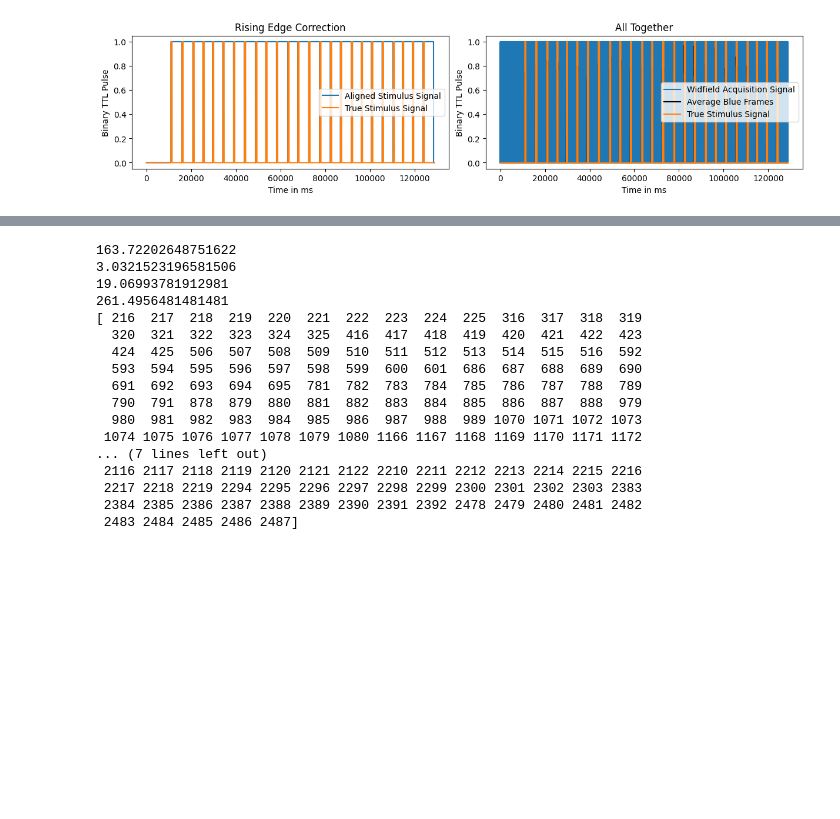
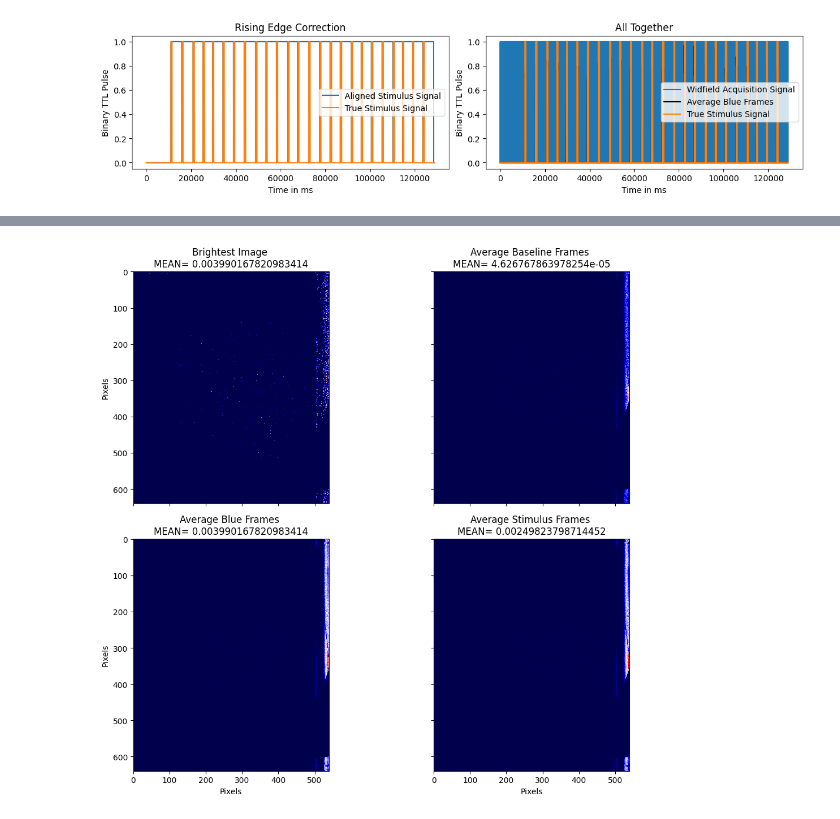
Before and after one commit to BruneBettler/wfield_pipeline, a Jupyter notebook: wfield_jupyter_tester.ipynb, the cells around one changed output, grey strips where cells are left out. Drawn from its saved outputs; the diff is of its cells as text; code cells hidden in the pictures; blank space fills up the shorter version.

Commit message:
Graphs

```diff
--- a/wfield_jupyter_tester.ipynb
+++ b/wfield_jupyter_tester.ipynb
@@ -414,7 +414,7 @@ Time in ms that Frames were capture for 128750.0ms
 '''
 Seperating Out Baseline and Actual Frames
 '''
-%matplotlib auto
+%matplotlib inline
 # Here we want to find at which indices, are there frames for the baseline
 matching_indices = np.where((true_aligned_stim_signal == 1) & (wf_acquisition_signal == 1))[0]
 # The following function finds at which index, are frames that are within the stimulus window.
@@ -496,12 +496,19 @@ print('Number of Frames Actually Collected - ' + str(blue_frames.shape[0]))
 # The OFF by Error needs to be fixed,
 # TODO and NOTE Here we make an assumption that these lost frames that we do not have, were lost
 # at the start of Acquisition. So we will subtract this difference from all our indexes above.
-transformed_matching_indices = np.array(transformed_matching_indices) -  (count_blocks_of_ones(wf_acquisition_signal) - blue_frames.shape[0])
+transformed_matching_indices = np.array(transformed_matching_indices) - (count_blocks_of_ones(wf_acquisition_signal) - blue_frames.shape[0])
+
+max_bright_value = np.max(blue_frames,axis=(0,1,2))
+normalised_blue_frames = []
+for i, frame in enumerate(tqdm(blue_frames, desc='Normalising')):
+    # Normalising each frame
+    normalised_blue_frames.append((frame-0)/(max_bright_value-0))
+np.array(normalised_blue_frames)
 
 # Now we can seperate out the baseline frames and the signal frames
 stimulus_frames = []
 baseline_frames = []
-for i, frame in enumerate(tqdm(blue_frames,desc='Seperating Frames')):
+for i, frame in enumerate(tqdm(normalised_blue_frames,desc='Seperating Frames')):
     if i in transformed_matching_indices:
         stimulus_frames.append(frame[:])
     else:
@@ -510,31 +517,32 @@ stimulus_frames = np.array(stimulus_frames)
 baseline_frames = np.array(baseline_frames)
 
 avg = []
-for frame in blue_frames:
+for frame in normalised_blue_frames:
     avg.append(np.mean(frame))
 brightest_img = np.argmax(avg)
-print(np.mean(stimulus_frames,axis=(0,1,2)))
-print(np.mean(baseline_frames,axis=(0,1,2)))
-print(np.mean(blue_frames,axis=(0,1,2)))
-print(np.mean(blue_frames[brightest_img]))
-plt.figure()
-plt.imshow(blue_frames[brightest_img])
-plt.title('Brightest Image')
+
+
+fig, axs = plt.subplots(2, 2, sharex=True, sharey=True, figsize=(12, 10))
+# Plot Brightest Image
+axs[0, 0].imshow(normalised_blue_frames[brightest_img], cmap='seismic')
+axs[0, 0].set_title('Brightest Image \nMEAN= ' + str(np.mean(normalised_blue_frames[brightest_img])))
+axs[0, 0].set_ylabel('Pixels')
+
+# Plot Average Baseline Frames
+axs[0, 1].imshow(np.mean(baseline_frames, axis=0), cmap='seismic')
+axs[0, 1].set_title('Average Baseline Frames \nMEAN= ' + str(np.mean(baseline_frames,axis=(0,1,2))))
+
+# Plot Average Blue Frames
+axs[1, 0].imshow(np.mean(normalised_blue_frames, axis=0), cmap='seismic')
+axs[1, 0].set_title('Average Blue Frames \nMEAN= ' + str(np.mean(normalised_blue_frames[brightest_img])))
+axs[1, 0].set_ylabel('Pixels')
+axs[1, 0].set_xlabel('Pixels')
+
+# Plot Average Stimulus Frames
+axs[1, 1].imshow(np.mean(stimulus_frames, axis=0), cmap='seismic')
+axs[1, 1].set_title('Average Stimulus Frames \nMEAN= ' + str(np.mean(stimulus_frames,axis=(0,1,2))))
+axs[1, 1].set_xlabel('Pixels')
+plt.tight_layout()
 plt.show()
-
-plt.figure()
-plt.imshow(np.mean(baseline_frames,axis=0))
-plt.title('Average Baseline Frames')
-plt.show()
-
-plt.figure()
-plt.imshow(np.mean(blue_frames,axis=0))
-plt.title('Blue Frames')
-plt.show()
-
-plt.figure()
-plt.imshow(np.mean(stimulus_frames,axis=0))
-plt.title('Average Stimulus Frames')
-plt.show()
-print(transformed_matching_indices)
+#print(transformed_matching_indices)
 # %% [output]
@@ -545,17 +552 @@ Number of Frames Actually Collected - 2575
-163.72202648751622
-3.0321523196581506
-19.06993781912981
-261.4956481481481
-[ 216  217  218  219  220  221  222  223  224  225  316  317  318  319
-  320  321  322  323  324  325  416  417  418  419  420  421  422  423
-  424  425  506  507  508  509  510  511  512  513  514  515  516  592
-  593  594  595  596  597  598  599  600  601  686  687  688  689  690
-  691  692  693  694  695  781  782  783  784  785  786  787  788  789
-  790  791  878  879  880  881  882  883  884  885  886  887  888  979
-  980  981  982  983  984  985  986  987  988  989 1070 1071 1072 1073
- 1074 1075 1076 1077 1078 1079 1080 1166 1167 1168 1169 1170 1171 1172
-... (7 lines left out)
- 2116 2117 2118 2119 2120 2121 2122 2210 2211 2212 2213 2214 2215 2216
- 2217 2218 2219 2294 2295 2296 2297 2298 2299 2300 2301 2302 2303 2383
- 2384 2385 2386 2387 2388 2389 2390 2391 2392 2478 2479 2480 2481 2482
- 2483 2484 2485 2486 2487]
+[figure, added]
```
Also changed, not shown: parts of 6 cells of this notebook.
